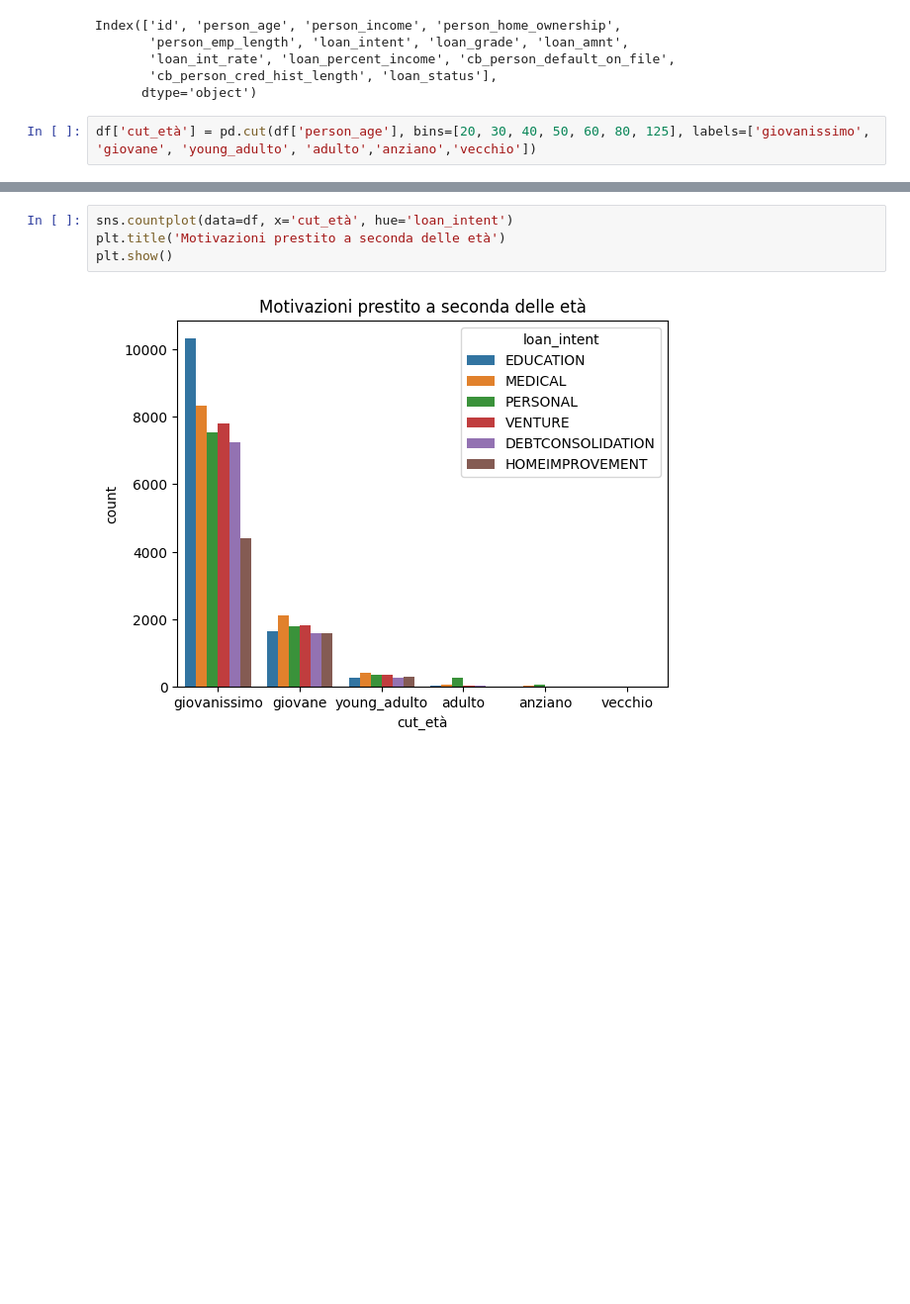
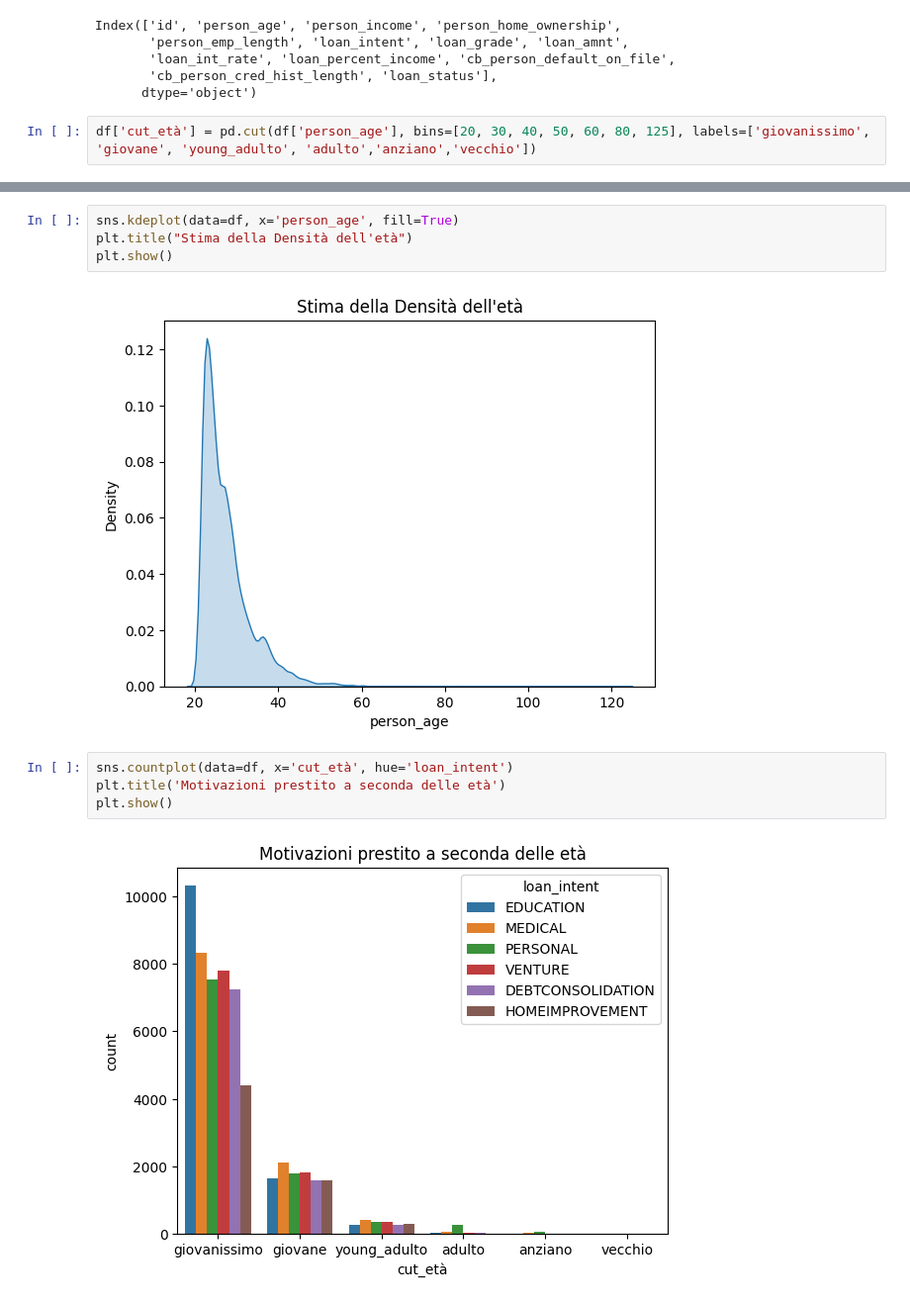
Before and after one commit to AlessioGFerraioli/EsGruppoLoanData, a Jupyter notebook: analisi_dati_stefano.ipynb, the cells around one changed output, grey strips where cells are left out. Shown: that part at 99% size. Drawn from its saved outputs; the diff is of its cells as text; blank space fills up the shorter version.

```diff
--- a/analisi_dati_stefano.ipynb
+++ b/analisi_dati_stefano.ipynb
@@ -315,3 +321,9 @@ plt.show()
+# %%
+sns.kdeplot(data=df, x='person_age', fill=True)
+plt.title("Stima della Densità dell'età")
+plt.show()
+# %% [output]
+[figure, added]
 # %%
 sns.countplot(data=df, x='cut_età', hue='loan_intent')
 plt.title('Motivazioni prestito a seconda delle età')
```
Also changed, not shown: parts of 3 cells of this notebook.
